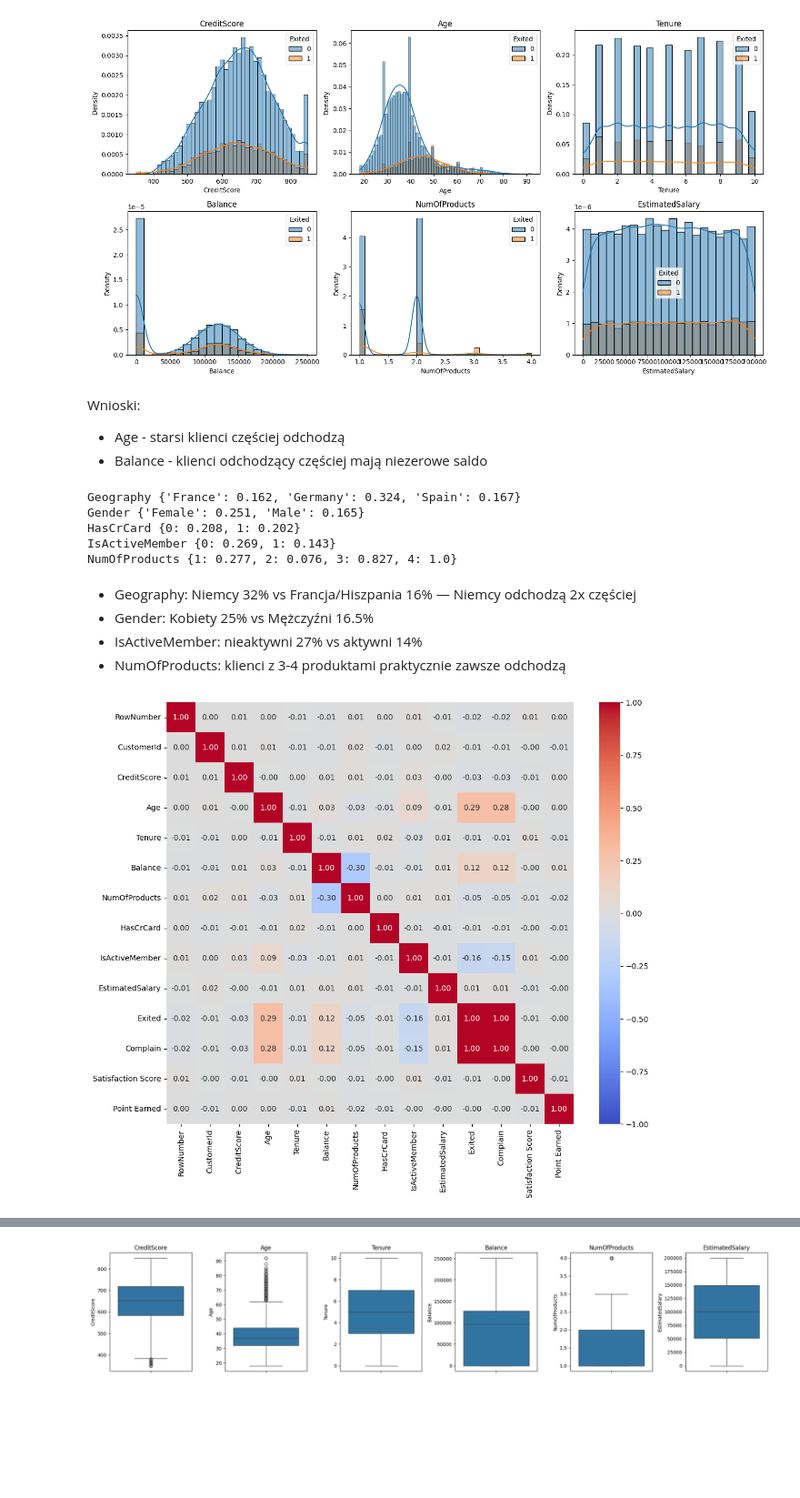
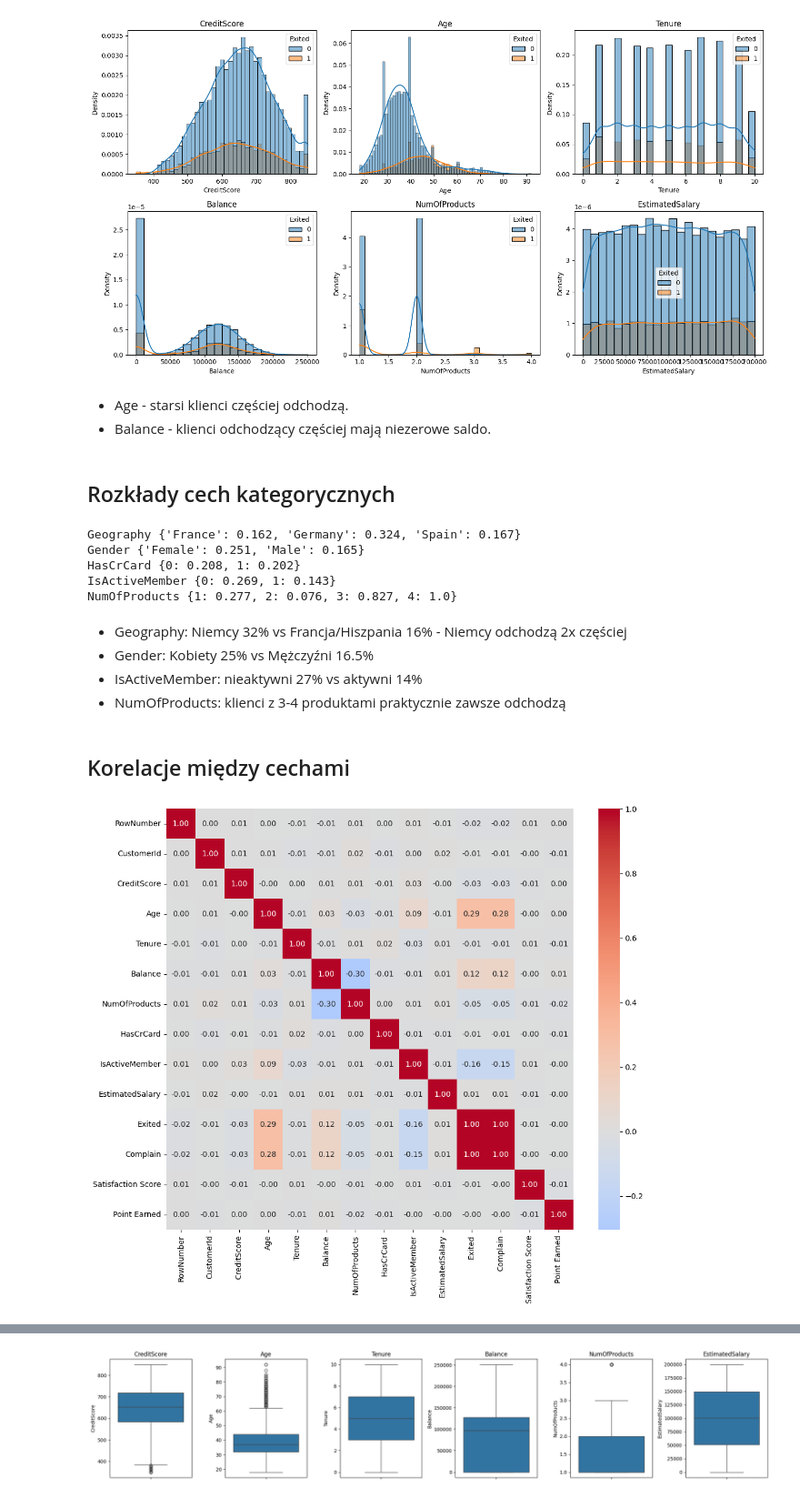
Before and after one commit to Zajecia-na-PWr-LR/lista-4-projekt-grupowy-team-1, a Jupyter notebook: notebooks/01_eda.ipynb, the cells around one changed output, grey strips where cells are left out. Shown at 91% size. Saved outputs shown, nothing was run; the diff lists cells and outputs as text; code cells hidden in the pictures; blank space fills up the shorter version.

```diff
--- a/notebooks/01_eda.ipynb
+++ b/notebooks/01_eda.ipynb
@@ -96,9 +101,10 @@ plt.tight_layout()
 # %% [output]
 [figure]
 # %% [markdown]
-Wnioski:
-- Age - starsi klienci częściej odchodzą
-- Balance - klienci odchodzący częściej mają niezerowe saldo
+- Age - starsi klienci częściej odchodzą.
+- Balance - klienci odchodzący częściej mają niezerowe saldo.
+# %% [markdown]
+## Rozkłady cech kategorycznych
 # %%
 for col in ["Geography", "Gender", "HasCrCard", "IsActiveMember", "NumOfProducts"]:
     print(col, df.groupby(col)["Exited"].mean().round(3).to_dict())
@@ -109,15 +115,17 @@ HasCrCard {0: 0.208, 1: 0.202}
 IsActiveMember {0: 0.269, 1: 0.143}
 NumOfProducts {1: 0.277, 2: 0.076, 3: 0.827, 4: 1.0}
 # %% [markdown]
-- Geography: Niemcy 32% vs Francja/Hiszpania 16% — Niemcy odchodzą 2x częściej
+- Geography: Niemcy 32% vs Francja/Hiszpania 16% - Niemcy odchodzą 2x częściej
 - Gender:  Kobiety 25% vs Mężczyźni 16.5%
 - IsActiveMember: nieaktywni 27% vs aktywni 14%
 - NumOfProducts: klienci z 3-4 produktami praktycznie zawsze odchodzą
+# %% [markdown]
+## Korelacje między cechami
 # %%
 plt.figure(figsize=(12, 10))
 sns.heatmap(df.select_dtypes(include="number").corr(),
-            annot=True, cmap="coolwarm", center=0, fmt=".2f", vmin=-1, vmax=1)
+            annot=True, cmap="coolwarm", center=0, fmt=".2f")
 plt.show()
 # %% [output]
-[figure, old version]
+[figure, new version]
 # %% [markdown]
```
Also changed, not shown: parts of 13 cells of this notebook, 2 other files.
